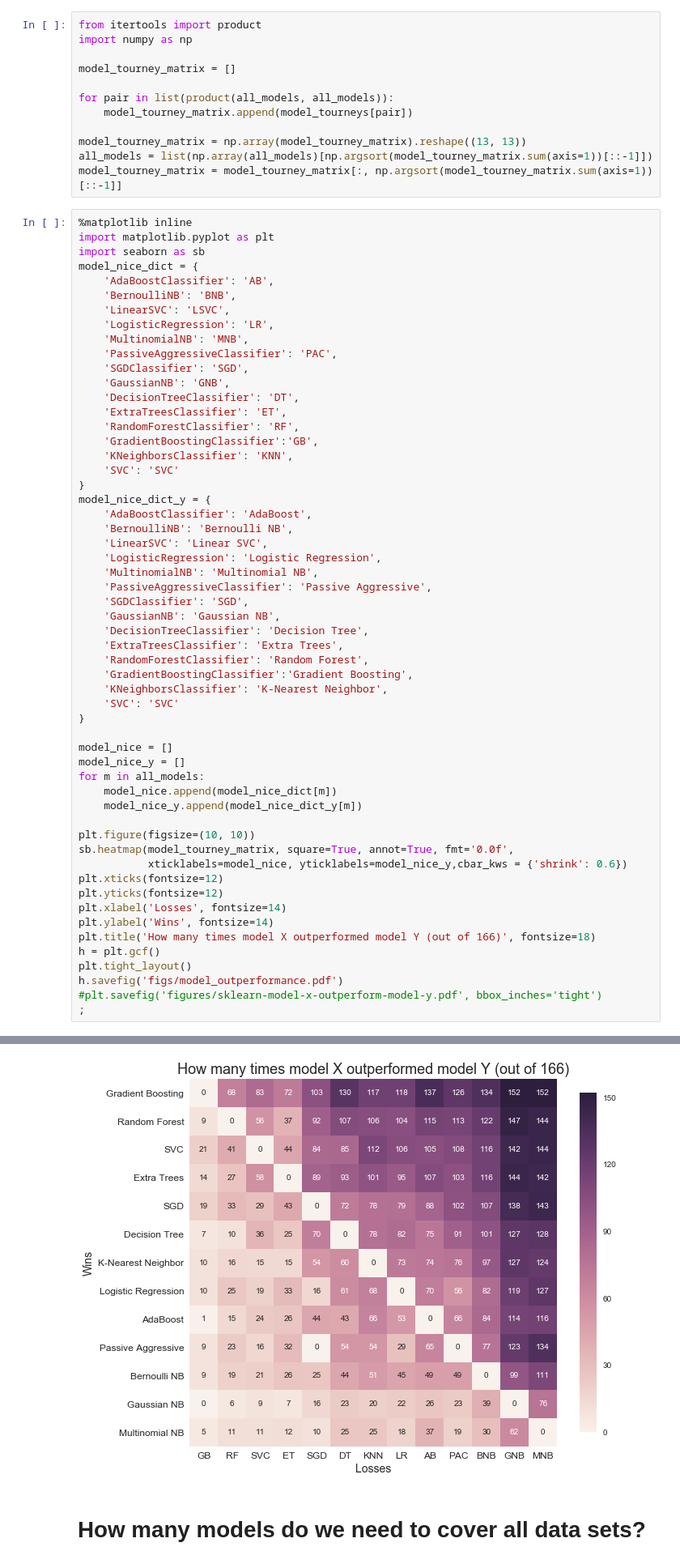
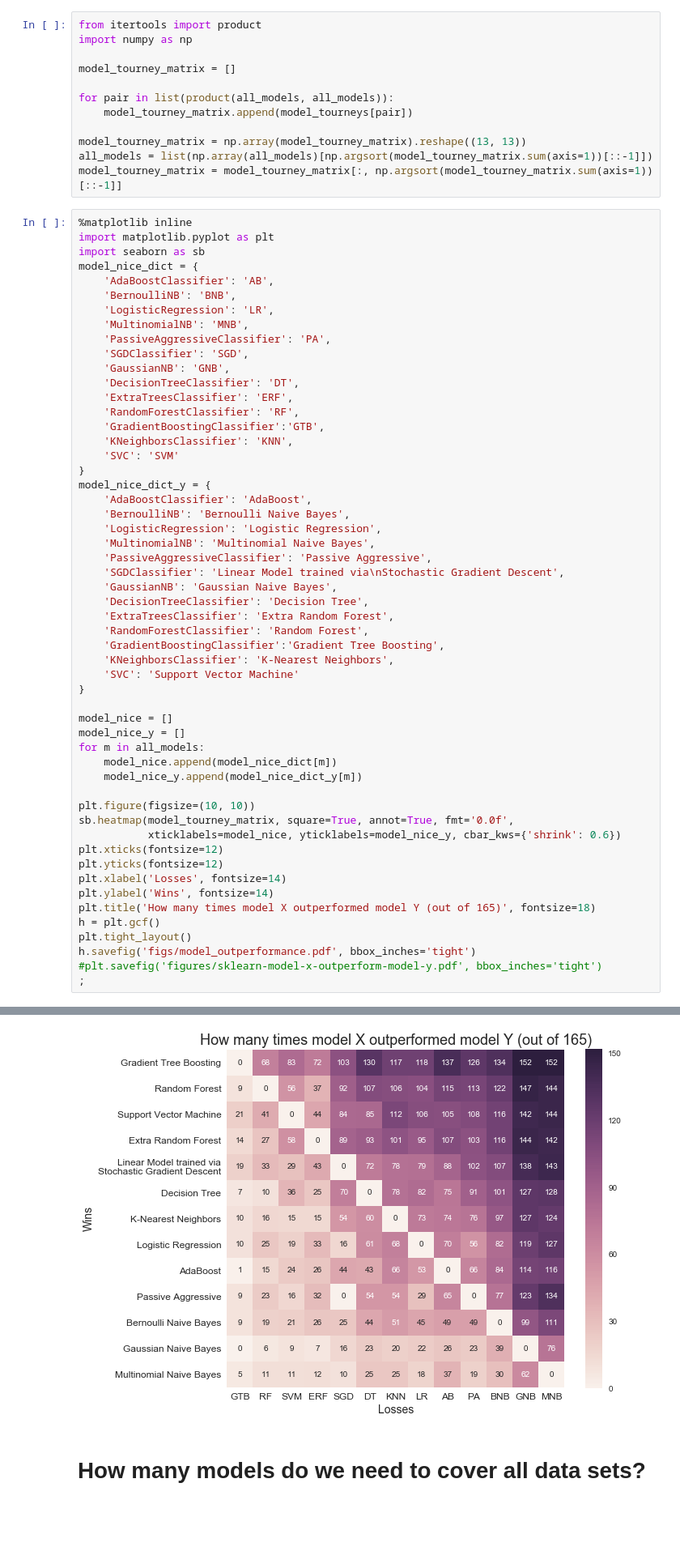
Before and after one commit to rhiever/sklearn-benchmarks, a Jupyter notebook: notebooks/analyze-sklearn-benchmark.ipynb, the cells around one changed output, grey strips where cells are left out. Shown at 81% size. Cells and saved outputs as stored; diff of their text form; blank space fills up the shorter version.

Commit message:
Update comparison figures

```diff
--- a/notebooks/analyze-sklearn-benchmark.ipynb
+++ b/notebooks/analyze-sklearn-benchmark.ipynb
@@ -286,58 +286,56 @@ import seaborn as sb
 model_nice_dict = {
     'AdaBoostClassifier': 'AB',
     'BernoulliNB': 'BNB',
-    'LinearSVC': 'LSVC',
     'LogisticRegression': 'LR',
     'MultinomialNB': 'MNB',
-    'PassiveAggressiveClassifier': 'PAC',
+    'PassiveAggressiveClassifier': 'PA',
     'SGDClassifier': 'SGD',
     'GaussianNB': 'GNB',
     'DecisionTreeClassifier': 'DT',
-    'ExtraTreesClassifier': 'ET',
+    'ExtraTreesClassifier': 'ERF',
     'RandomForestClassifier': 'RF',
-    'GradientBoostingClassifier':'GB',
+    'GradientBoostingClassifier':'GTB',
     'KNeighborsClassifier': 'KNN',
-    'SVC': 'SVC'
+    'SVC': 'SVM'
 }
 model_nice_dict_y = {
     'AdaBoostClassifier': 'AdaBoost',
-    'BernoulliNB': 'Bernoulli NB',
-    'LinearSVC': 'Linear SVC',
+    'BernoulliNB': 'Bernoulli Naive Bayes',
     'LogisticRegression': 'Logistic Regression',
-    'MultinomialNB': 'Multinomial NB',
+    'MultinomialNB': 'Multinomial Naive Bayes',
     'PassiveAggressiveClassifier': 'Passive Aggressive',
-    'SGDClassifier': 'SGD',
-    'GaussianNB': 'Gaussian NB',
+    'SGDClassifier': 'Linear Model trained via\nStochastic Gradient Descent',
+    'GaussianNB': 'Gaussian Naive Bayes',
     'DecisionTreeClassifier': 'Decision Tree',
-    'ExtraTreesClassifier': 'Extra Trees',
+    'ExtraTreesClassifier': 'Extra Random Forest',
     'RandomForestClassifier': 'Random Forest',
-    'GradientBoostingClassifier':'Gradient Boosting',
-    'KNeighborsClassifier': 'K-Nearest Neighbor',
-    'SVC': 'SVC'
+    'GradientBoostingClassifier':'Gradient Tree Boosting',
+    'KNeighborsClassifier': 'K-Nearest Neighbors',
+    'SVC': 'Support Vector Machine'
 }
 
 model_nice = []
 model_nice_y = []
 for m in all_models:
     model_nice.append(model_nice_dict[m])
     model_nice_y.append(model_nice_dict_y[m])
 
 plt.figure(figsize=(10, 10))
 sb.heatmap(model_tourney_matrix, square=True, annot=True, fmt='0.0f',
-           xticklabels=model_nice, yticklabels=model_nice_y,cbar_kws = {'shrink': 0.6})
+           xticklabels=model_nice, yticklabels=model_nice_y, cbar_kws={'shrink': 0.6})
 plt.xticks(fontsize=12)
 plt.yticks(fontsize=12)
 plt.xlabel('Losses', fontsize=14)
 plt.ylabel('Wins', fontsize=14)
-plt.title('How many times model X outperformed model Y (out of 166)', fontsize=18)
+plt.title('How many times model X outperformed model Y (out of 165)', fontsize=18)
 h = plt.gcf()
 plt.tight_layout()
-h.savefig('figs/model_outperformance.pdf')
+h.savefig('figs/model_outperformance.pdf', bbox_inches='tight')
 #plt.savefig('figures/sklearn-model-x-outperform-model-y.pdf', bbox_inches='tight')
 ;
 # %% [output]
 ''
-[figure, old version]
+[figure, new version]
 # %% [markdown]
 # How many models do we need to cover all data sets?
 # %%
```
Also changed, not shown: parts of 6 cells of this notebook.
